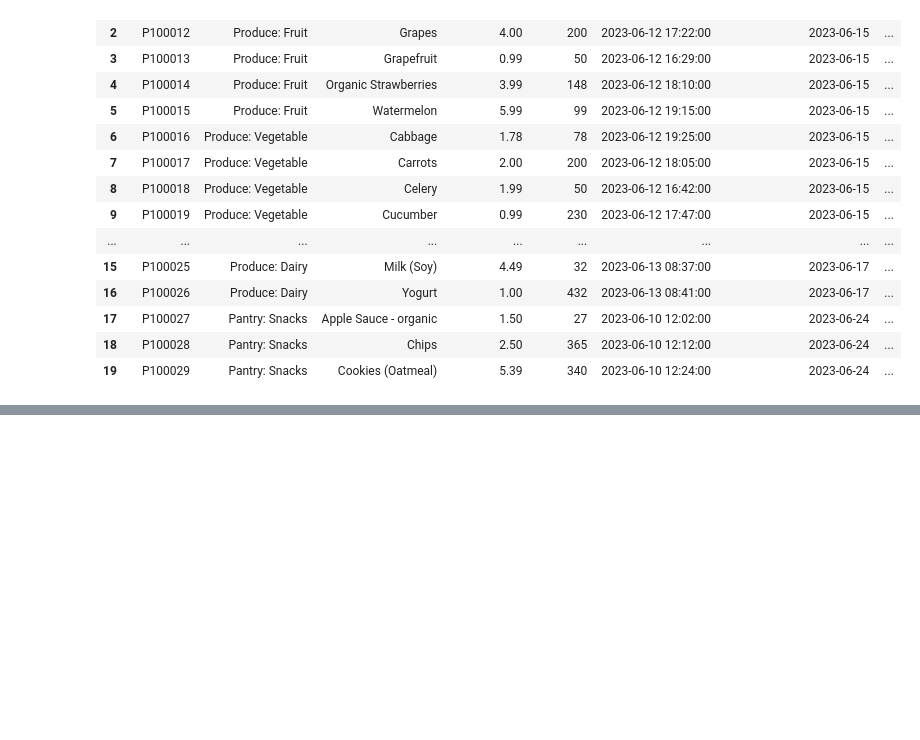
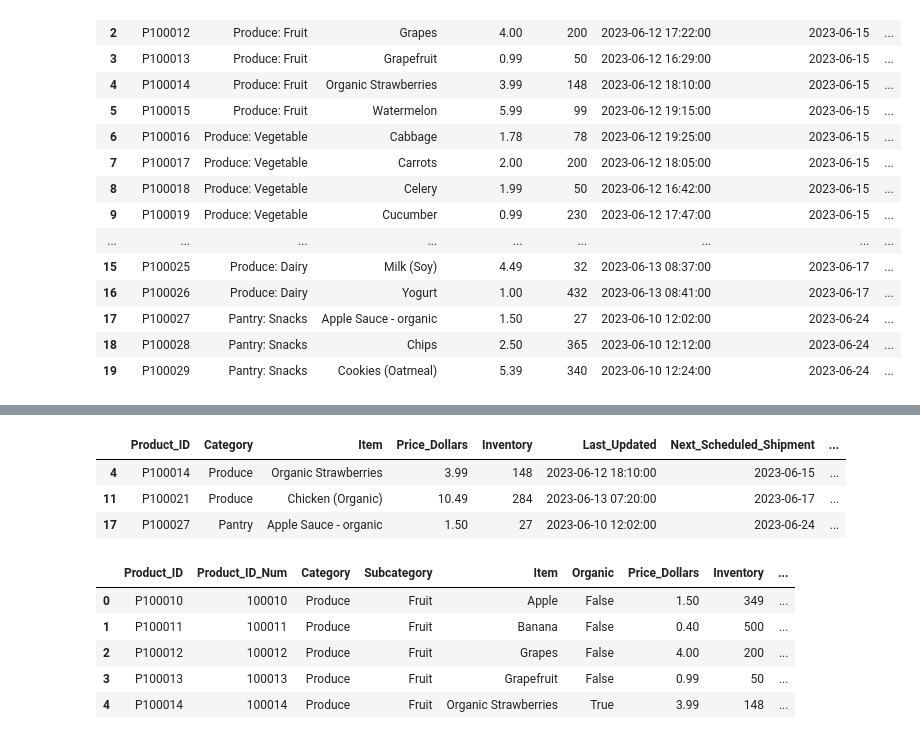
Before and after one commit to hermanconnor/data-prep-and-eda-python, a Jupyter notebook: 2-cleaning-data/cleaning_data.ipynb, the cells around one changed output, grey strips where cells are left out. Saved outputs shown, nothing was run; the diff lists cells and outputs as text; code cells hidden in the pictures; blank space fills up the shorter version.

```diff
--- a/2-cleaning-data/cleaning_data.ipynb
+++ b/2-cleaning-data/cleaning_data.ipynb
@@ -1052,0 +1064,4 @@ groceries.head(20)
+# %%
+# Remove the first character
+groceries['Product_ID_Num'] = groceries.Product_ID.str[1:]
+groceries.head()
@@ -1052,0 +1095,3 @@ groceries.head(20)
+# %%
+# Convert the data type from an obejct to an int
+groceries.Product_ID_Num = groceries.Product_ID_Num.astype('int')
@@ -1052,0 +1106,4 @@ groceries.head(20)
+# %%
+# split category
+groceries[['Category', 'Subcategory']] = pd.DataFrame(groceries.Category.str.split(':').to_list())
+groceries.head()
@@ -1052,0 +1117,23 @@ groceries.head(20)
+# %%
+# Find a term within the items column
+groceries['Organic'] = groceries.Item.str.lower().str.contains('organic')
+groceries[groceries.Item.str.lower().str.contains('organic')]
+# %% [output]
+|  | Product_ID | Category | Item | Price_Dollars | Inventory | Last_Updated | Next_Scheduled_Shipment | ... |
+| 4 | P100014 | Produce | Organic Strawberries | 3.99 | 148 | 2023-06-12 18:10:00 | 2023-06-15 | ... |
+| 11 | P100021 | Produce | Chicken (Organic) | 10.49 | 284 | 2023-06-13 07:20:00 | 2023-06-17 | ... |
+| 17 | P100027 | Pantry | Apple Sauce - organic | 1.50 | 27 | 2023-06-10 12:02:00 | 2023-06-24 | ... |
+# %%
+# Reorder columns
+groceries[['Product_ID', 'Product_ID_Num', 'Category', 'Subcategory',
+           'Item', 'Organic', 'Price_Dollars',
+           'Inventory', 'Percent Inventory', 'Low Inventory',
+           'Last_Updated', 'Last_Updated_Time',
+           'Next_Scheduled_Shipment', 'Shipment_Date_DOW']].head()
+# %% [output]
+|  | Product_ID | Product_ID_Num | Category | Subcategory | Item | Organic | Price_Dollars | Inventory | ... |
+| 0 | P100010 | 100010 | Produce | Fruit | Apple | False | 1.50 | 349 | ... |
+| 1 | P100011 | 100011 | Produce | Fruit | Banana | False | 0.40 | 500 | ... |
+| 2 | P100012 | 100012 | Produce | Fruit | Grapes | False | 4.00 | 200 | ... |
+| 3 | P100013 | 100013 | Produce | Fruit | Grapefruit | False | 0.99 | 50 | ... |
+| 4 | P100014 | 100014 | Produce | Fruit | Organic Strawberries | True | 3.99 | 148 | ... |
```
Also changed, not shown: parts of 8 cells of this notebook, 2 other files.
